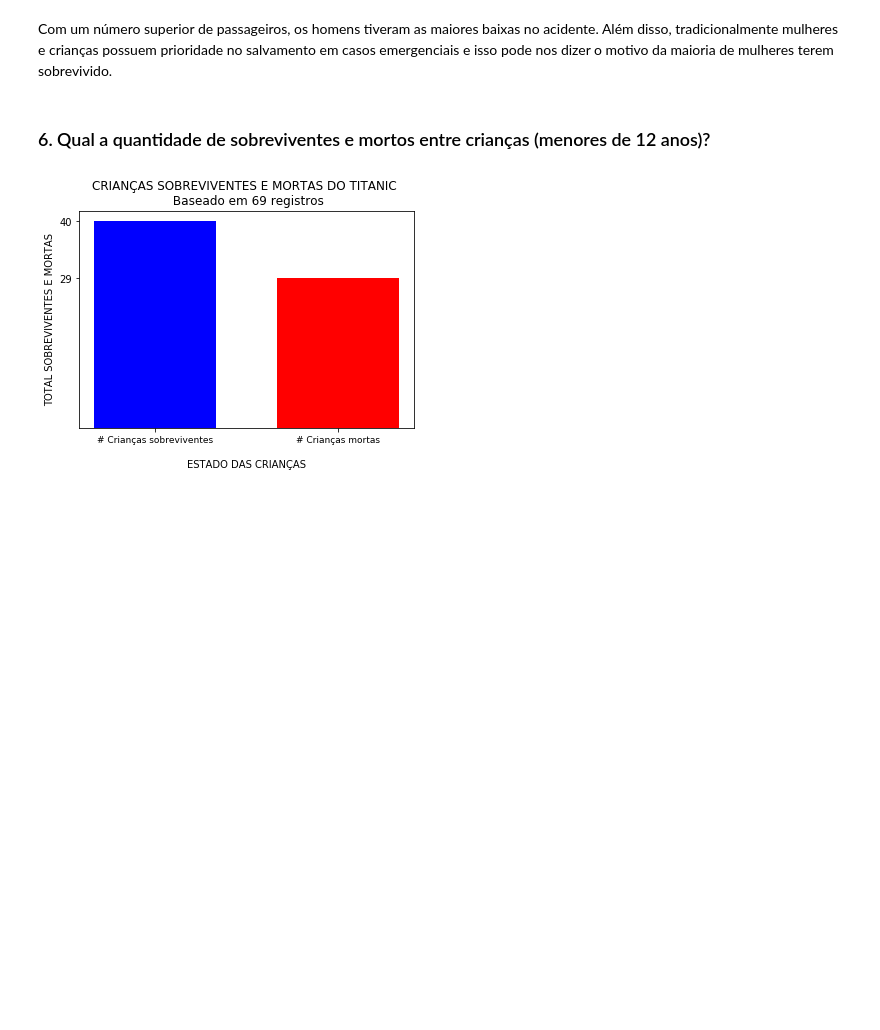
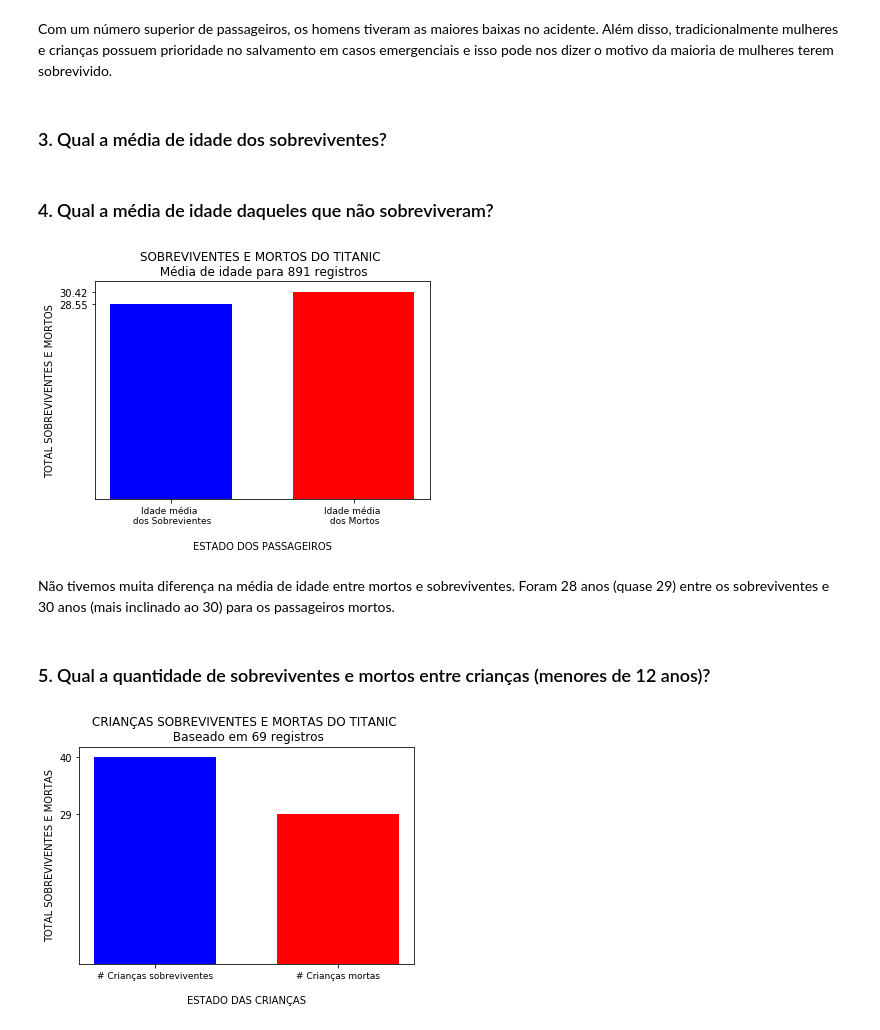
Before and after one commit to Anderson-hrz/ds1-udacity-projeto-02, a Jupyter notebook: projeto-02-analise-titanic.ipynb, the cells around one changed output. Drawn from its saved outputs; the diff is of its cells as text; code cells hidden in the pictures; blank space fills up the shorter version.

Commit message:
Added analysis for age of passengers and created a data cleaning section

```diff
--- a/projeto-02-analise-titanic.ipynb
+++ b/projeto-02-analise-titanic.ipynb
@@ -206,8 +215,36 @@ plt.show()
 [figure]
 # %% [markdown]
 Com um número superior de passageiros, os homens tiveram as maiores baixas no acidente. Além disso, tradicionalmente mulheres e crianças possuem prioridade no salvamento em casos emergenciais e isso pode nos dizer o motivo da maioria de mulheres terem sobrevivido.
+# %% [markdown]
+### 3. Qual a média de idade dos sobreviventes?
+# %%
+survivors_mean_age = round(ds_titanic[(ds_titanic.Survived == 1)]['Age'].mean(),2)
+# %% [markdown]
+### 4. Qual a média de idade daqueles que não sobreviveram?
+# %%
+deaths_mean_age = round(ds_titanic[(ds_titanic.Survived == 0)]['Age'].mean(),2)
+# %%
+# Atribuindo os valores descobertos para uma lista, que será usada no gráfico
+passengers_age_by_status = [survivors_mean_age, deaths_mean_age]
+
+# Definindo as legendas para cada item, além de seu posicionamento no gráfico
+passengers_labels = ['Idade média \n dos Sobrevientes', 'Idade média \n dos Mortos']
+passengers_labels_pos = [0,3]
+
+# Desenhando o gráfico para visualizar os sobreviventes e mortos de cada gênero
+plt.bar(passengers_labels_pos, passengers_age_by_status, width=2, color=('b','r'))
+plt.xticks(passengers_labels_pos, passengers_labels, fontsize=9)
+plt.yticks(passengers_age_by_status)
+plt.xlabel('\nESTADO DOS PASSAGEIROS')
+plt.ylabel('TOTAL SOBREVIVENTES E MORTOS')
+plt.title('SOBREVIVENTES E MORTOS DO TITANIC \n Média de idade para 891 registros')
+plt.show()
+# %% [output]
+[figure, added]
+# %% [markdown]
+Não tivemos muita diferença na média de idade entre mortos e sobreviventes. Foram 28 anos (quase 29) entre os sobreviventes e 30 anos (mais inclinado ao 30) para os passageiros mortos.
 # %% [markdown]
-### 6. Qual a quantidade de sobreviventes e mortos entre crianças (menores de 12 anos)?
+### 5. Qual a quantidade de sobreviventes e mortos entre crianças (menores de 12 anos)?
 # %%
 # Descobrindo o total de crianças que sobreviveram ou não
 total_children_survived = ds_titanic.query('Age <= 12.0 and Survived == 1')['PassengerId'].count()
```
Also changed, not shown: parts of 7 cells of this notebook.
